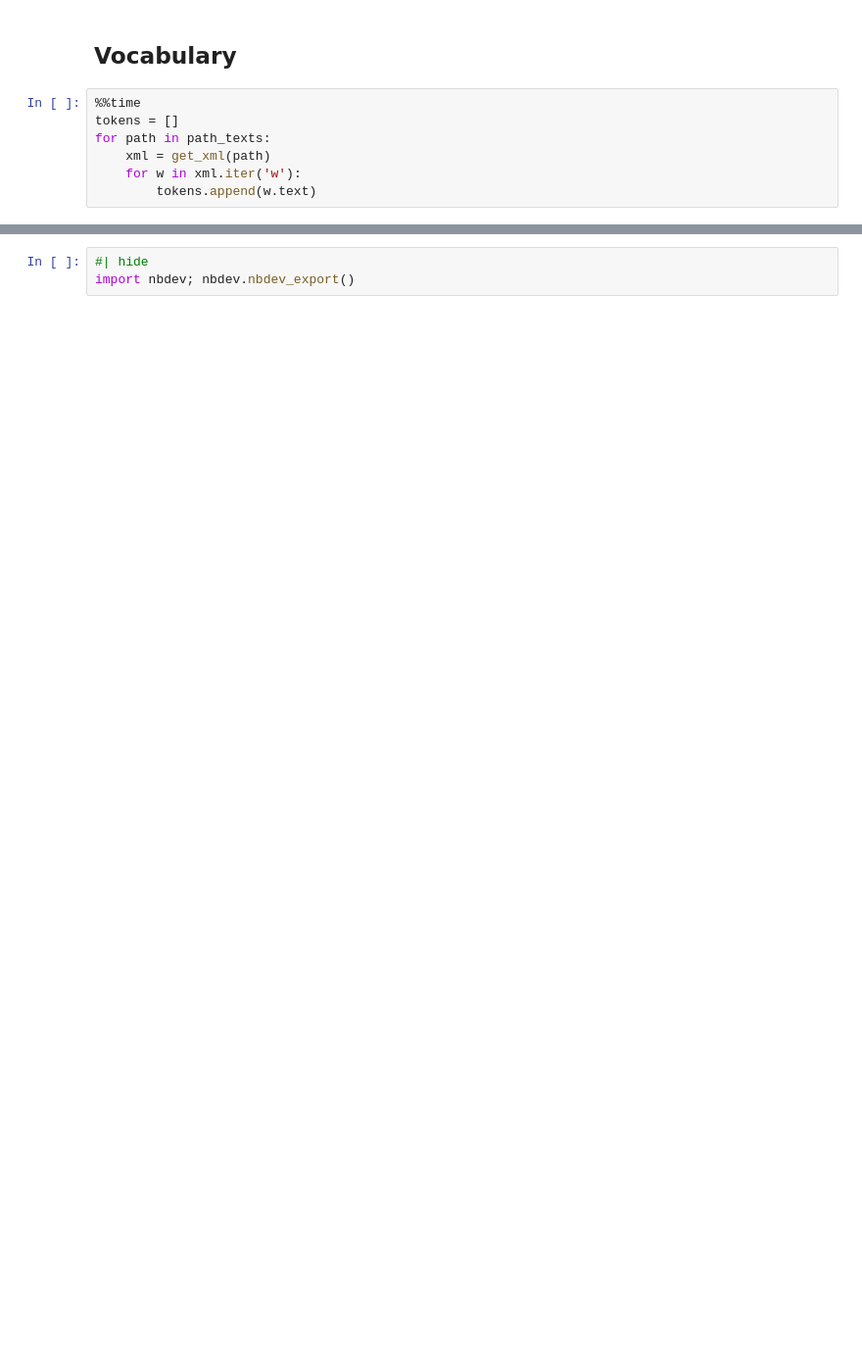
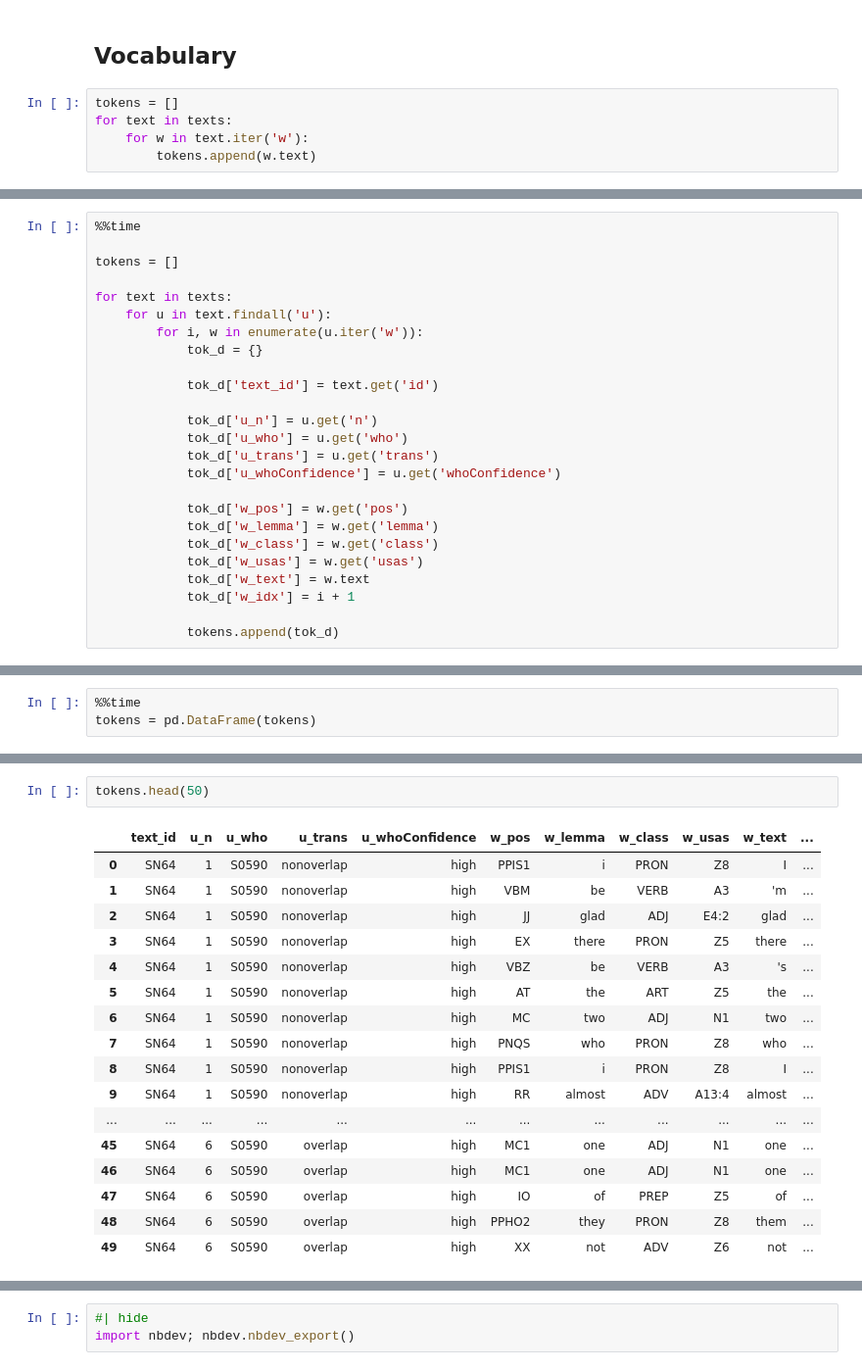
Before and after one commit to wuqui/bncparse, a Jupyter notebook: nbs/00_core.ipynb, the cells around one changed output, grey strips where cells are left out. Shown at 98% size. Saved outputs shown, nothing was run; the diff lists cells and outputs as text; blank space fills up the shorter version.

```diff
--- a/nbs/00_core.ipynb
+++ b/nbs/00_core.ipynb
@@ -114,9 +107,7 @@ df_speakers_words.sort_values('n_words', ascending=False)
 # %% [markdown]
 ## Vocabulary
 # %%
-%%time
 tokens = []
-for path in path_texts:
-    xml = get_xml(path)
-    for w in xml.iter('w'):
+for text in texts:
+    for w in text.iter('w'):
         tokens.append(w.text)
@@ -133,0 +126,25 @@ total number of types in the corpus: 69190
+# %%
+%%time
+
+tokens = []
+
+for text in texts:
+    for u in text.findall('u'):
+        for i, w in enumerate(u.iter('w')):
+            tok_d = {}
+
+            tok_d['text_id'] = text.get('id')
+
+            tok_d['u_n'] = u.get('n')
+            tok_d['u_who'] = u.get('who')
+            tok_d['u_trans'] = u.get('trans')
+            tok_d['u_whoConfidence'] = u.get('whoConfidence')
+
+            tok_d['w_pos'] = w.get('pos')
+            tok_d['w_lemma'] = w.get('lemma')
+            tok_d['w_class'] = w.get('class')
+            tok_d['w_usas'] = w.get('usas')
+            tok_d['w_text'] = w.text
+            tok_d['w_idx'] = i + 1
+
+            tokens.append(tok_d)
@@ -133,0 +154,3 @@ total number of types in the corpus: 69190
+# %%
+%%time
+tokens = pd.DataFrame(tokens)
@@ -133,0 +160,20 @@ total number of types in the corpus: 69190
+# %%
+tokens.head(50)
+# %% [output]
+|  | text_id | u_n | u_who | u_trans | u_whoConfidence | w_pos | w_lemma | w_class | w_usas | w_text | ... |
+| 0 | SN64 | 1 | S0590 | nonoverlap | high | PPIS1 | i | PRON | Z8 | I | ... |
+| 1 | SN64 | 1 | S0590 | nonoverlap | high | VBM | be | VERB | A3 | 'm | ... |
+| 2 | SN64 | 1 | S0590 | nonoverlap | high | JJ | glad | ADJ | E4:2 | glad | ... |
+| 3 | SN64 | 1 | S0590 | nonoverlap | high | EX | there | PRON | Z5 | there | ... |
+| 4 | SN64 | 1 | S0590 | nonoverlap | high | VBZ | be | VERB | A3 | 's | ... |
+| 5 | SN64 | 1 | S0590 | nonoverlap | high | AT | the | ART | Z5 | the | ... |
+| 6 | SN64 | 1 | S0590 | nonoverlap | high | MC | two | ADJ | N1 | two | ... |
+| 7 | SN64 | 1 | S0590 | nonoverlap | high | PNQS | who | PRON | Z8 | who | ... |
+| 8 | SN64 | 1 | S0590 | nonoverlap | high | PPIS1 | i | PRON | Z8 | I | ... |
+| 9 | SN64 | 1 | S0590 | nonoverlap | high | RR | almost | ADV | A13:4 | almost | ... |
+| ... | ... | ... | ... | ... | ... | ... | ... | ... | ... | ... | ... |
+| 45 | SN64 | 6 | S0590 | overlap | high | MC1 | one | ADJ | N1 | one | ... |
+| 46 | SN64 | 6 | S0590 | overlap | high | MC1 | one | ADJ | N1 | one | ... |
+| 47 | SN64 | 6 | S0590 | overlap | high | IO | of | PREP | Z5 | of | ... |
+| 48 | SN64 | 6 | S0590 | overlap | high | PPHO2 | they | PRON | Z8 | them | ... |
+| 49 | SN64 | 6 | S0590 | overlap | high | XX | not | ADV | Z6 | not | ... |
```
Also changed, not shown: parts of 17 cells of this notebook, 4 other files.
